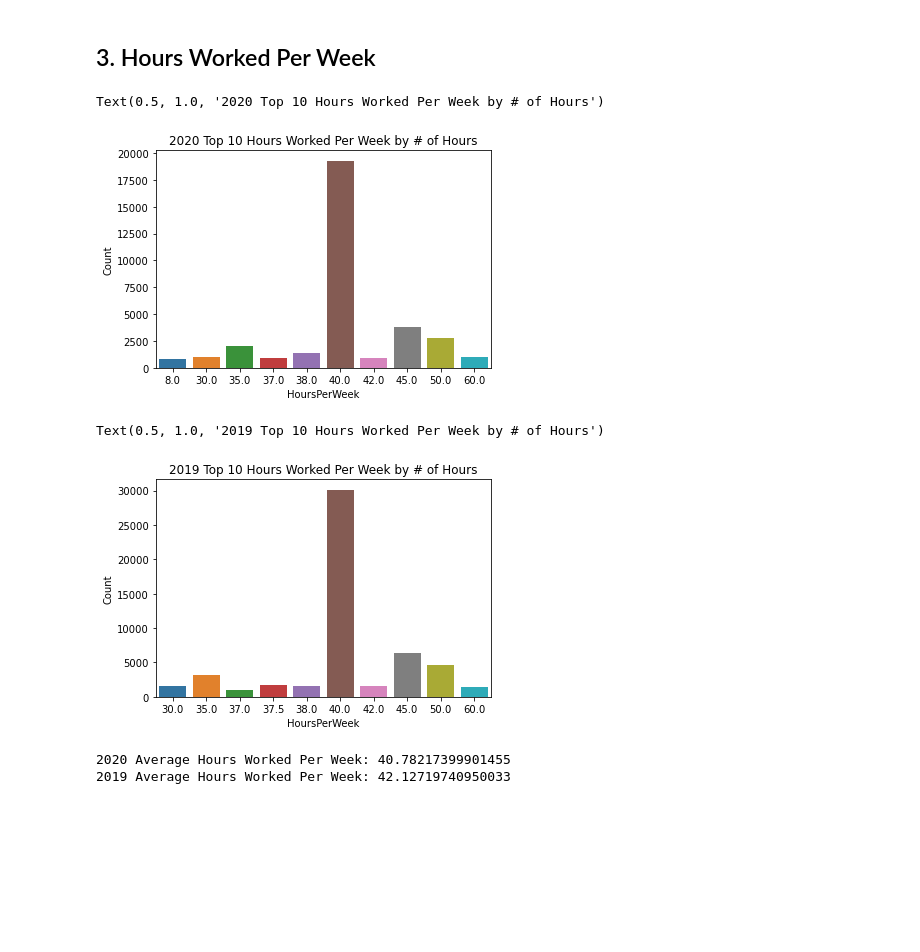
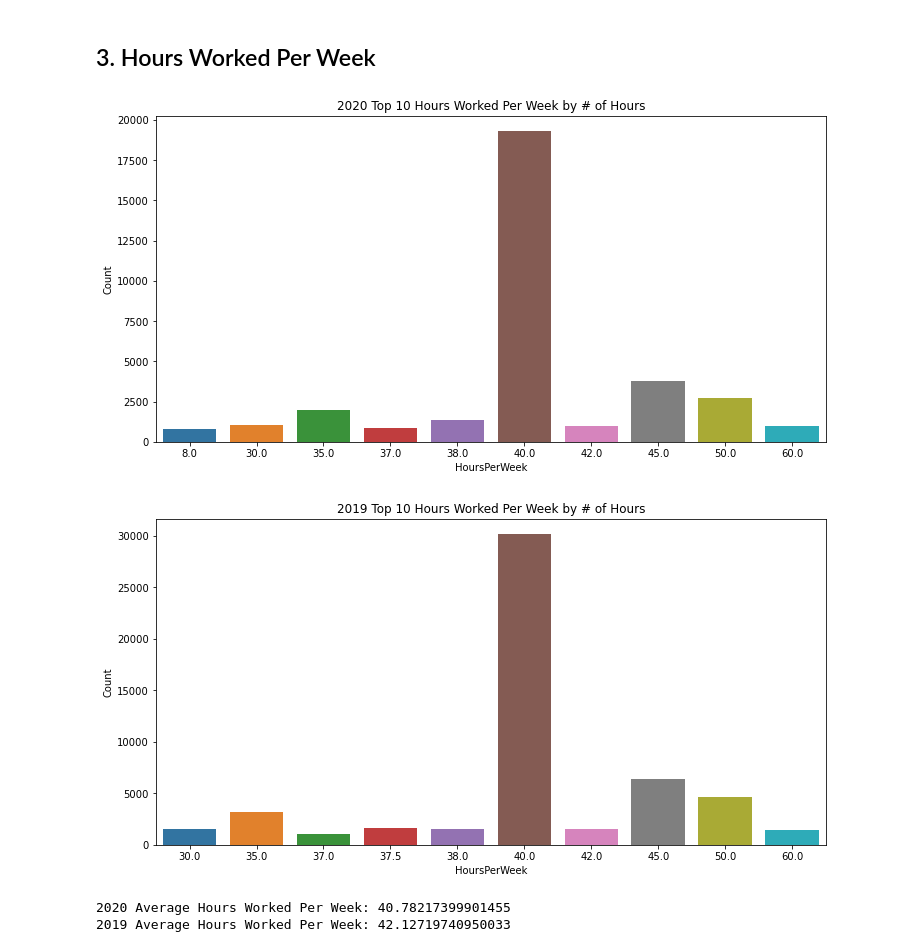
Before and after one commit to Lawbin/Stack-Overflow-Survey-Analysis, a Jupyter notebook: Stack Overflow Survey Data Analysis.ipynb, the cells around one changed output. Drawn from its saved outputs; the diff is of its cells as text; code cells hidden in the pictures; blank space fills up the shorter version.

```diff
--- a/Stack Overflow Survey Data Analysis.ipynb
+++ b/Stack Overflow Survey Data Analysis.ipynb
@@ -313,0 +327,5 @@ Javascript popular for ML - accessible for web and front-end developers
+# %%
+lang_DS_lst = [lang_DS20, lang_DS19]
+# %%
+for i, p in zip(lang_DS_lst, year_lst):
+    plot_languages(i, p, 'ds')
@@ -314,23 +335,33 @@ Javascript popular for ML - accessible for web and front-end developers
 # %% [markdown]
 ## 3. Hours Worked Per Week
-# %%
-workweek_20 = pd.DataFrame(df_20['WorkWeekHrs'].dropna().value_counts().sort_values(ascending = False).reset_index())
-workweek_20.columns = ['HoursPerWeek', 'Count']
-
-sns.barplot(data = workweek_20.head(10), x = 'HoursPerWeek', y = 'Count')
-plt.title('2020 Top 10 Hours Worked Per Week by # of Hours')
-# %% [output]
-Text(0.5, 1.0, '2020 Top 10 Hours Worked Per Week by # of Hours')
-[figure, removed]
-# %%
-workweek_19 = pd.DataFrame(df_19['WorkWeekHrs'].dropna().value_counts().sort_values(ascending = False).reset_index())
-workweek_19.columns = ['HoursPerWeek', 'Count']
-
-sns.barplot(data = workweek_19.head(10), x = 'HoursPerWeek', y = 'Count')
-plt.title('2019 Top 10 Hours Worked Per Week by # of Hours')
-# %% [output]
-Text(0.5, 1.0, '2019 Top 10 Hours Worked Per Week by # of Hours')
-[figure, removed]
+# %%
+workweek_20 = pd.DataFrame(df_20['WorkWeekHrs'].dropna().value_counts().sort_values(ascending = False).reset_index())
+workweek_19 = pd.DataFrame(df_19['WorkWeekHrs'].dropna().value_counts().sort_values(ascending = False).reset_index())
+
+workweek_lst = [workweek_20, workweek_19]
+# %%
+def plot_workweek(workweek, year):
+    '''
+    Plots Count of Hours Worked Per Week
+
+    Args:
+        workweek: DataFrame containing counts of hours worked per week
+        year: List. Format title of plot
+
+    Returns:
+        None
+    '''
+    workweek.columns = ['HoursPerWeek', 'Count']
+
+    plt.figure(figsize = (12,6))
+    plt.title('{} Top 10 Hours Worked Per Week by # of Hours'.format(year))
+    sns.barplot(data = workweek.head(10), x = 'HoursPerWeek', y = 'Count')
+# %%
+for i, y in zip(workweek_lst, year):
+    plot_workweek(i, y)
+# %% [output]
+[figure, added]
+[figure, added]
 # %%
 print('2020 Average Hours Worked Per Week:', df_20['WorkWeekHrs'].dropna().mean())
 print('2019 Average Hours Worked Per Week:', df_19['WorkWeekHrs'].dropna().mean())
```
Also changed, not shown: parts of 35 cells of this notebook.
